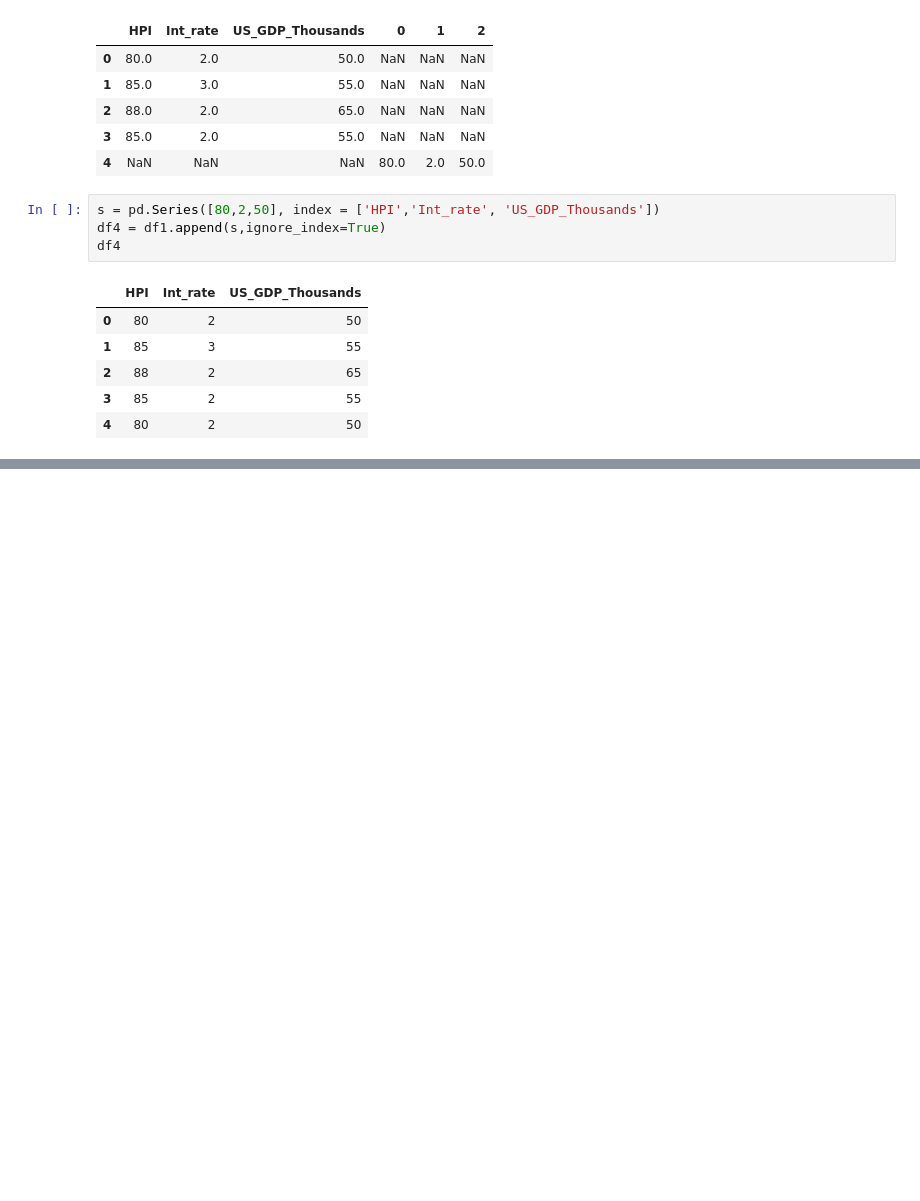
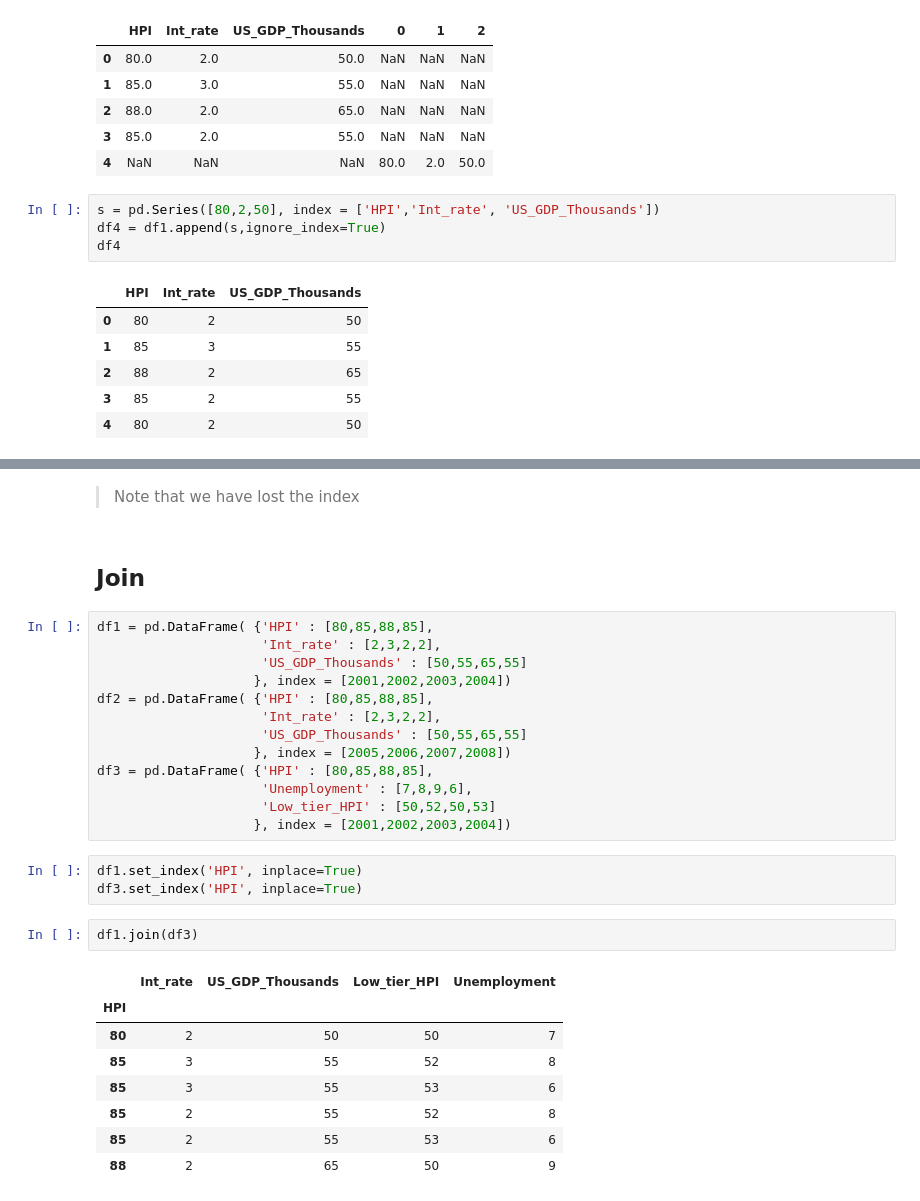
Before and after one commit to suriyadeepan/pandas, a Jupyter notebook: notebooks/Data Analysis with Python and Pandas Tutorial.ipynb, the cells around one changed output, grey strips where cells are left out. Cells and saved outputs as stored; diff of their text form; blank space fills up the shorter version.

```diff
--- a/notebooks/Data Analysis with Python and Pandas Tutorial.ipynb
+++ b/notebooks/Data Analysis with Python and Pandas Tutorial.ipynb
@@ -420,0 +445,31 @@ df4
+# %% [markdown]
+> Note that we have lost the index
+# %% [markdown]
+## Join
+# %%
+df1 = pd.DataFrame( {'HPI' : [80,85,88,85],
+                     'Int_rate' : [2,3,2,2],
+                     'US_GDP_Thousands' : [50,55,65,55]
+                    }, index = [2001,2002,2003,2004])
+df2 = pd.DataFrame( {'HPI' : [80,85,88,85],
+                     'Int_rate' : [2,3,2,2],
+                     'US_GDP_Thousands' : [50,55,65,55]
+                    }, index = [2005,2006,2007,2008])
+df3 = pd.DataFrame( {'HPI' : [80,85,88,85],
+                     'Unemployment' : [7,8,9,6],
+                     'Low_tier_HPI' : [50,52,50,53]
+                    }, index = [2001,2002,2003,2004])
+# %%
+df1.set_index('HPI', inplace=True)
+df3.set_index('HPI', inplace=True)
+# %%
+df1.join(df3)
+# %% [output]
+|  | Int_rate | US_GDP_Thousands | Low_tier_HPI | Unemployment |
+| HPI |  |  |  |  |
+| 80 | 2 | 50 | 50 | 7 |
+| 85 | 3 | 55 | 52 | 8 |
+| 85 | 3 | 55 | 53 | 6 |
+| 85 | 2 | 55 | 52 | 8 |
+| 85 | 2 | 55 | 53 | 6 |
+| 88 | 2 | 65 | 50 | 9 |
```
Also changed, not shown: parts of 14 cells of this notebook.
